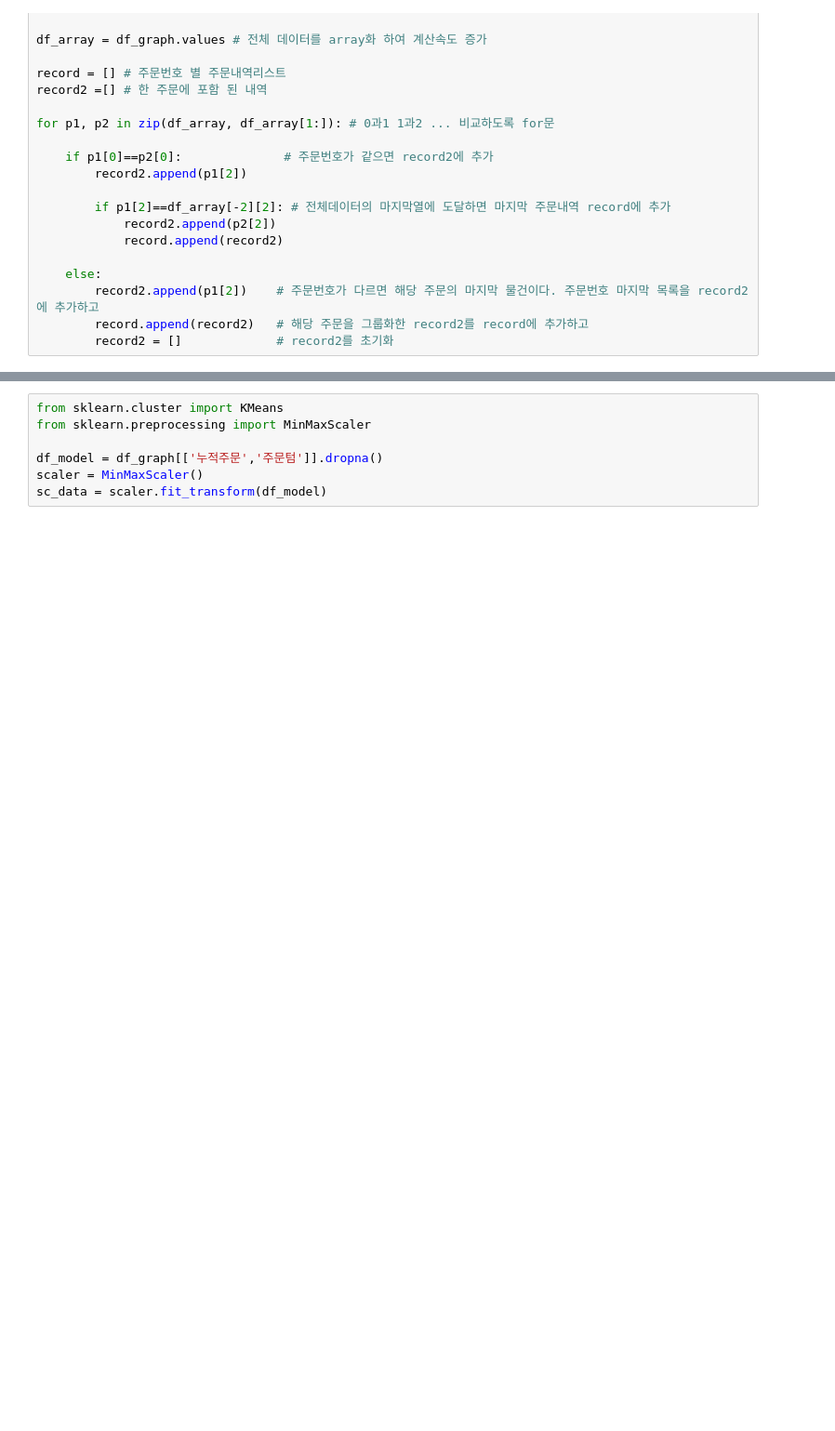
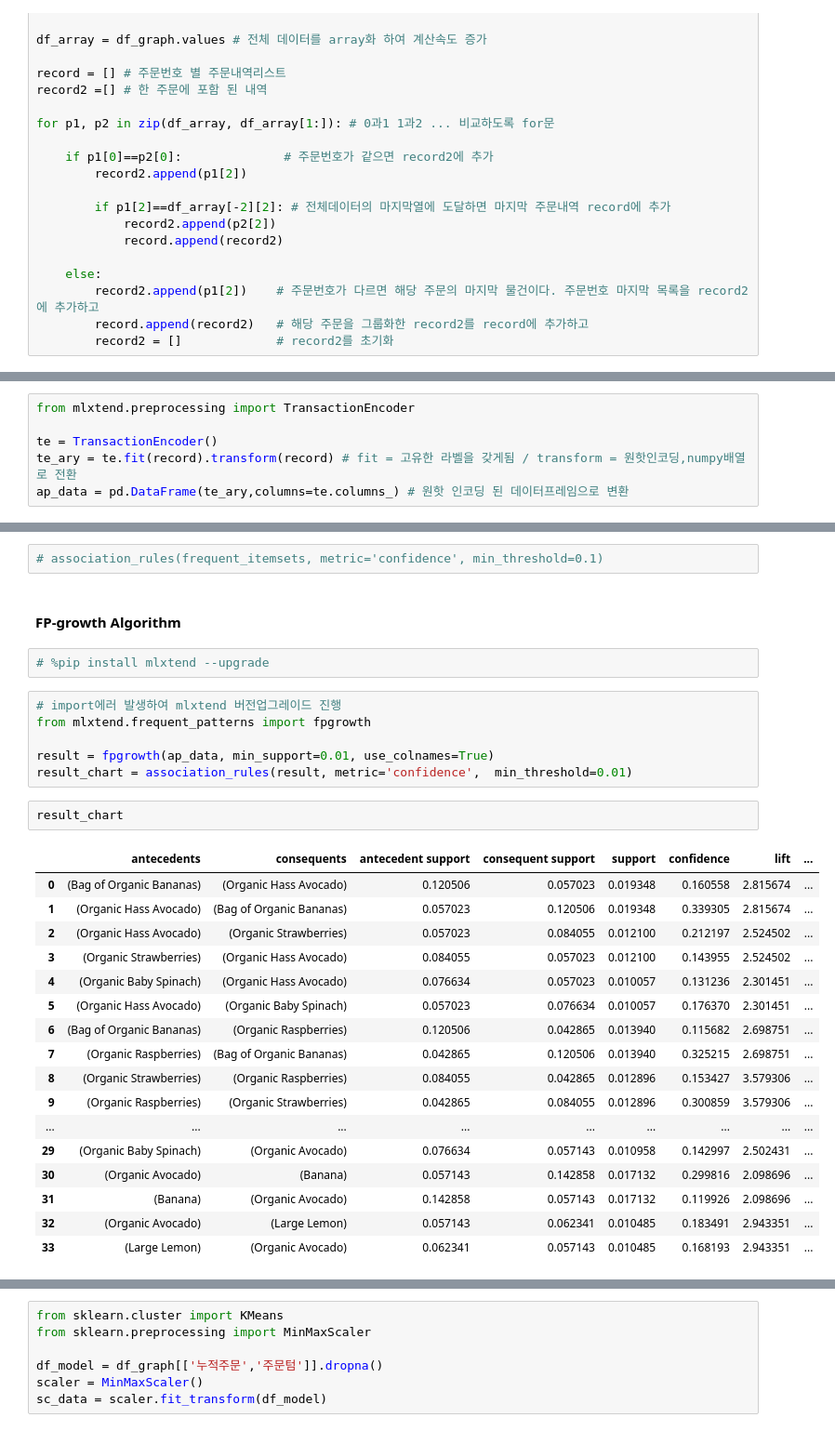
Before and after one commit to ev1025/Instacart, a Jupyter notebook: Code_project1.ipynb, the cells around one changed output, grey strips where cells are left out. Shown: that part at 93% size. Cells and saved outputs as stored; diff of their text form; blank space fills up the shorter version.

```diff
--- a/Code_project1.ipynb
+++ b/Code_project1.ipynb
@@ -349,0 +467,6 @@ for p1, p2 in zip(df_array, df_array[1:]): # 0과1 1과2 ... 비교하도록 for
+# %%
+from mlxtend.preprocessing import TransactionEncoder
+
+te = TransactionEncoder()
+te_ary = te.fit(record).transform(record) # fit = 고유한 라벨을 갖게됨 / transform = 원핫인코딩,numpy배열로 전환
+ap_data = pd.DataFrame(te_ary,columns=te.columns_) # 원핫 인코딩 된 데이터프레임으로 변환
@@ -349,0 +486,32 @@ for p1, p2 in zip(df_array, df_array[1:]): # 0과1 1과2 ... 비교하도록 for
+# %%
+# association_rules(frequent_itemsets, metric='confidence', min_threshold=0.1)
+# %% [markdown]
+#### FP-growth Algorithm
+# %%
+# %pip install mlxtend --upgrade
+# %%
+# import에러 발생하여 mlxtend 버전업그레이드 진행
+from mlxtend.frequent_patterns import fpgrowth
+
+result = fpgrowth(ap_data, min_support=0.01, use_colnames=True)
+result_chart = association_rules(result, metric='confidence',  min_threshold=0.01)
+# %%
+result_chart
+# %% [output]
+|  | antecedents | consequents | antecedent support | consequent support | support | confidence | lift | ... |
+| 0 | (Bag of Organic Bananas) | (Organic Hass Avocado) | 0.120506 | 0.057023 | 0.019348 | 0.160558 | 2.815674 | ... |
+| 1 | (Organic Hass Avocado) | (Bag of Organic Bananas) | 0.057023 | 0.120506 | 0.019348 | 0.339305 | 2.815674 | ... |
+| 2 | (Organic Hass Avocado) | (Organic Strawberries) | 0.057023 | 0.084055 | 0.012100 | 0.212197 | 2.524502 | ... |
+| 3 | (Organic Strawberries) | (Organic Hass Avocado) | 0.084055 | 0.057023 | 0.012100 | 0.143955 | 2.524502 | ... |
+| 4 | (Organic Baby Spinach) | (Organic Hass Avocado) | 0.076634 | 0.057023 | 0.010057 | 0.131236 | 2.301451 | ... |
+| 5 | (Organic Hass Avocado) | (Organic Baby Spinach) | 0.057023 | 0.076634 | 0.010057 | 0.176370 | 2.301451 | ... |
+| 6 | (Bag of Organic Bananas) | (Organic Raspberries) | 0.120506 | 0.042865 | 0.013940 | 0.115682 | 2.698751 | ... |
+| 7 | (Organic Raspberries) | (Bag of Organic Bananas) | 0.042865 | 0.120506 | 0.013940 | 0.325215 | 2.698751 | ... |
+| 8 | (Organic Strawberries) | (Organic Raspberries) | 0.084055 | 0.042865 | 0.012896 | 0.153427 | 3.579306 | ... |
+| 9 | (Organic Raspberries) | (Organic Strawberries) | 0.042865 | 0.084055 | 0.012896 | 0.300859 | 3.579306 | ... |
+| ... | ... | ... | ... | ... | ... | ... | ... | ... |
+| 29 | (Organic Baby Spinach) | (Organic Avocado) | 0.076634 | 0.057143 | 0.010958 | 0.142997 | 2.502431 | ... |
+| 30 | (Organic Avocado) | (Banana) | 0.057143 | 0.142858 | 0.017132 | 0.299816 | 2.098696 | ... |
+| 31 | (Banana) | (Organic Avocado) | 0.142858 | 0.057143 | 0.017132 | 0.119926 | 2.098696 | ... |
+| 32 | (Organic Avocado) | (Large Lemon) | 0.057143 | 0.062341 | 0.010485 | 0.183491 | 2.943351 | ... |
+| 33 | (Large Lemon) | (Organic Avocado) | 0.062341 | 0.057143 | 0.010485 | 0.168193 | 2.943351 | ... |
```
Also changed, not shown: parts of 36 cells of this notebook.
